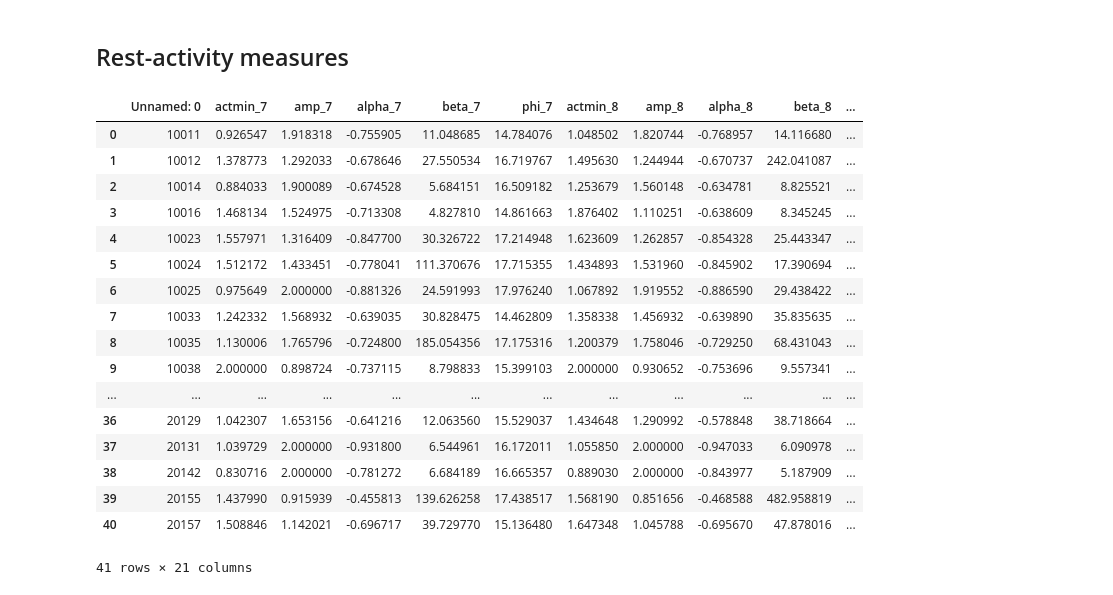
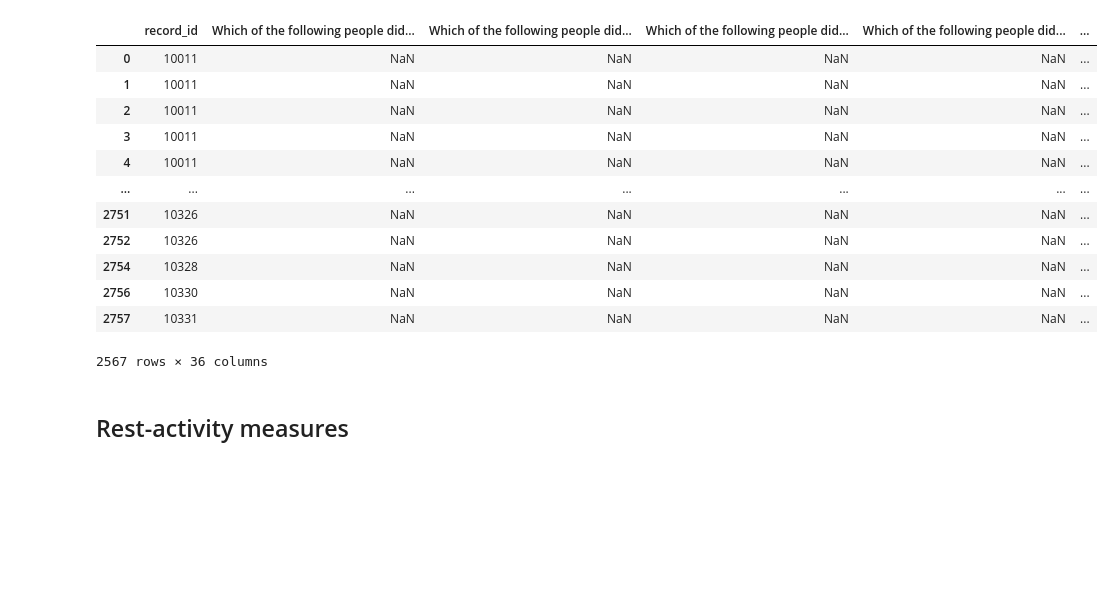
Before and after one commit to UTCogNeuroLab/wearables, a Jupyter notebook: notebooks/Sleep Diary Analysis.ipynb, the cells around one changed output. Drawn from its saved outputs; the diff is of its cells as text; code cells hidden in the pictures; blank space fills up the shorter version.

Commit message:
added survey cleaning and mood associations analysis

```diff
--- a/notebooks/Sleep Diary Analysis.ipynb
+++ b/notebooks/Sleep Diary Analysis.ipynb
@@ -155,0 +197,8 @@ oa.drop(['record_id', 'age_group'], axis = 1).filter(['Sadness', 'Happiness', 'S
+# %%
+print(df.shape)
+
+for dupCol in [col for col in diaryCols if not col.endswith('_v2') and col + '_v2' in diaryCols]:
+    print(dupCol)
+    df[dupCol] = df.pop(dupCol).fillna(df.pop(dupCol + '_v2'))
+
+    print(df.shape)
@@ -155,0 +240,2 @@ oa.drop(['record_id', 'age_group'], axis = 1).filter(['Sadness', 'Happiness', 'S
+# %%
+df.rename(columns = {'bed_time':'bed_time_screening', 'bed_time_0fbbb9':'bed_time'}, inplace = True)
@@ -155,0 +244,23 @@ oa.drop(['record_id', 'age_group'], axis = 1).filter(['Sadness', 'Happiness', 'S
+# %%
+activityVars = sorted([col for col in df.columns if 'Which of the' in col])
+sleepVars = sorted([col for col in df.columns if 'sleep' in col or 'bed' in col or 'wake' in col or 'activity' in col])
+moodVars = sorted([col for col in df.columns if 'happy' in col or 'sad' in col or 'stress' in col])
+completeVars = sorted([col for col in df.columns if 'complete' in col])
+# %%
+# calculate tib and tst
+
+df0 = df
+# df = df0[['record_id', 'gender', 'caffeinated_drinks', 'alcohol'] + sleepVars + moodVars]
+
+df['tib'] = np.where(
+    pd.to_datetime(df['bed_time']).dt.hour < pd.to_datetime(df['wakeup_time']).dt.hour,
+    (pd.to_datetime(df['wakeup_time']) - pd.to_datetime(df['bed_time'])).dt.total_seconds() / 60,
+    (pd.to_datetime(df['wakeup_time']) + pd.DateOffset(1) - pd.to_datetime(df['bed_time'])).dt.total_seconds() / 60)
+
+df['tst'] = np.where(
+    pd.to_datetime(df['sleep_time']).dt.hour < pd.to_datetime(df['wakeup_time']).dt.hour,
+    (pd.to_datetime(df['wakeup_time']) - pd.to_datetime(df['sleep_time'])).dt.total_seconds() / 60,
+    (pd.to_datetime(df['wakeup_time']) + pd.DateOffset(1) - pd.to_datetime(df['sleep_time'])).dt.total_seconds() / 60)
+
+
+sleepVars = sleepVars + ['tib', 'tst']
@@ -156,2 +296,18 @@ oa.drop(['record_id', 'age_group'], axis = 1).filter(['Sadness', 'Happiness', 'S
+# %%
+df[['record_id'] + activityVars]
+# %% [output]
+|  | record_id | Which of the following people did... | Which of the following people did... | Which of the following people did... | Which of the following people did... | ... |
+| 0 | 10011 | NaN | NaN | NaN | NaN | ... |
+| 1 | 10011 | NaN | NaN | NaN | NaN | ... |
+| 2 | 10011 | NaN | NaN | NaN | NaN | ... |
+| 3 | 10011 | NaN | NaN | NaN | NaN | ... |
+| 4 | 10011 | NaN | NaN | NaN | NaN | ... |
+| ... | ... | ... | ... | ... | ... | ... |
+| 2751 | 10326 | NaN | NaN | NaN | NaN | ... |
+| 2752 | 10326 | NaN | NaN | NaN | NaN | ... |
+| 2754 | 10328 | NaN | NaN | NaN | NaN | ... |
+| 2756 | 10330 | NaN | NaN | NaN | NaN | ... |
+| 2757 | 10331 | NaN | NaN | NaN | NaN | ... |
+2567 rows × 36 columns
 # %% [markdown]
 ## Rest-activity measures
@@ -166,21 +313,0 @@ cr_fit = pd.read_csv(data_dir + 'fitbit/cr_fit.csv')
-# %%
-cr_act
-# %% [output]
-|  | Unnamed: 0 | actmin_7 | amp_7 | alpha_7 | beta_7 | phi_7 | actmin_8 | amp_8 | alpha_8 | beta_8 | ... |
-| 0 | 10011 | 0.926547 | 1.918318 | -0.755905 | 11.048685 | 14.784076 | 1.048502 | 1.820744 | -0.768957 | 14.116680 | ... |
-| 1 | 10012 | 1.378773 | 1.292033 | -0.678646 | 27.550534 | 16.719767 | 1.495630 | 1.244944 | -0.670737 | 242.041087 | ... |
-| 2 | 10014 | 0.884033 | 1.900089 | -0.674528 | 5.684151 | 16.509182 | 1.253679 | 1.560148 | -0.634781 | 8.825521 | ... |
-| 3 | 10016 | 1.468134 | 1.524975 | -0.713308 | 4.827810 | 14.861663 | 1.876402 | 1.110251 | -0.638609 | 8.345245 | ... |
-| 4 | 10023 | 1.557971 | 1.316409 | -0.847700 | 30.326722 | 17.214948 | 1.623609 | 1.262857 | -0.854328 | 25.443347 | ... |
-| 5 | 10024 | 1.512172 | 1.433451 | -0.778041 | 111.370676 | 17.715355 | 1.434893 | 1.531960 | -0.845902 | 17.390694 | ... |
-| 6 | 10025 | 0.975649 | 2.000000 | -0.881326 | 24.591993 | 17.976240 | 1.067892 | 1.919552 | -0.886590 | 29.438422 | ... |
-| 7 | 10033 | 1.242332 | 1.568932 | -0.639035 | 30.828475 | 14.462809 | 1.358338 | 1.456932 | -0.639890 | 35.835635 | ... |
-| 8 | 10035 | 1.130006 | 1.765796 | -0.724800 | 185.054356 | 17.175316 | 1.200379 | 1.758046 | -0.729250 | 68.431043 | ... |
-| 9 | 10038 | 2.000000 | 0.898724 | -0.737115 | 8.798833 | 15.399103 | 2.000000 | 0.930652 | -0.753696 | 9.557341 | ... |
-| ... | ... | ... | ... | ... | ... | ... | ... | ... | ... | ... | ... |
-| 36 | 20129 | 1.042307 | 1.653156 | -0.641216 | 12.063560 | 15.529037 | 1.434648 | 1.290992 | -0.578848 | 38.718664 | ... |
-| 37 | 20131 | 1.039729 | 2.000000 | -0.931800 | 6.544961 | 16.172011 | 1.055850 | 2.000000 | -0.947033 | 6.090978 | ... |
-| 38 | 20142 | 0.830716 | 2.000000 | -0.781272 | 6.684189 | 16.665357 | 0.889030 | 2.000000 | -0.843977 | 5.187909 | ... |
-| 39 | 20155 | 1.437990 | 0.915939 | -0.455813 | 139.626258 | 17.438517 | 1.568190 | 0.851656 | -0.468588 | 482.958819 | ... |
-| 40 | 20157 | 1.508846 | 1.142021 | -0.696717 | 39.729770 | 15.136480 | 1.647348 | 1.045788 | -0.695670 | 47.878016 | ... |
-41 rows × 21 columns
```
Also changed, not shown: parts of 104 cells of this notebook, 1 other file.
